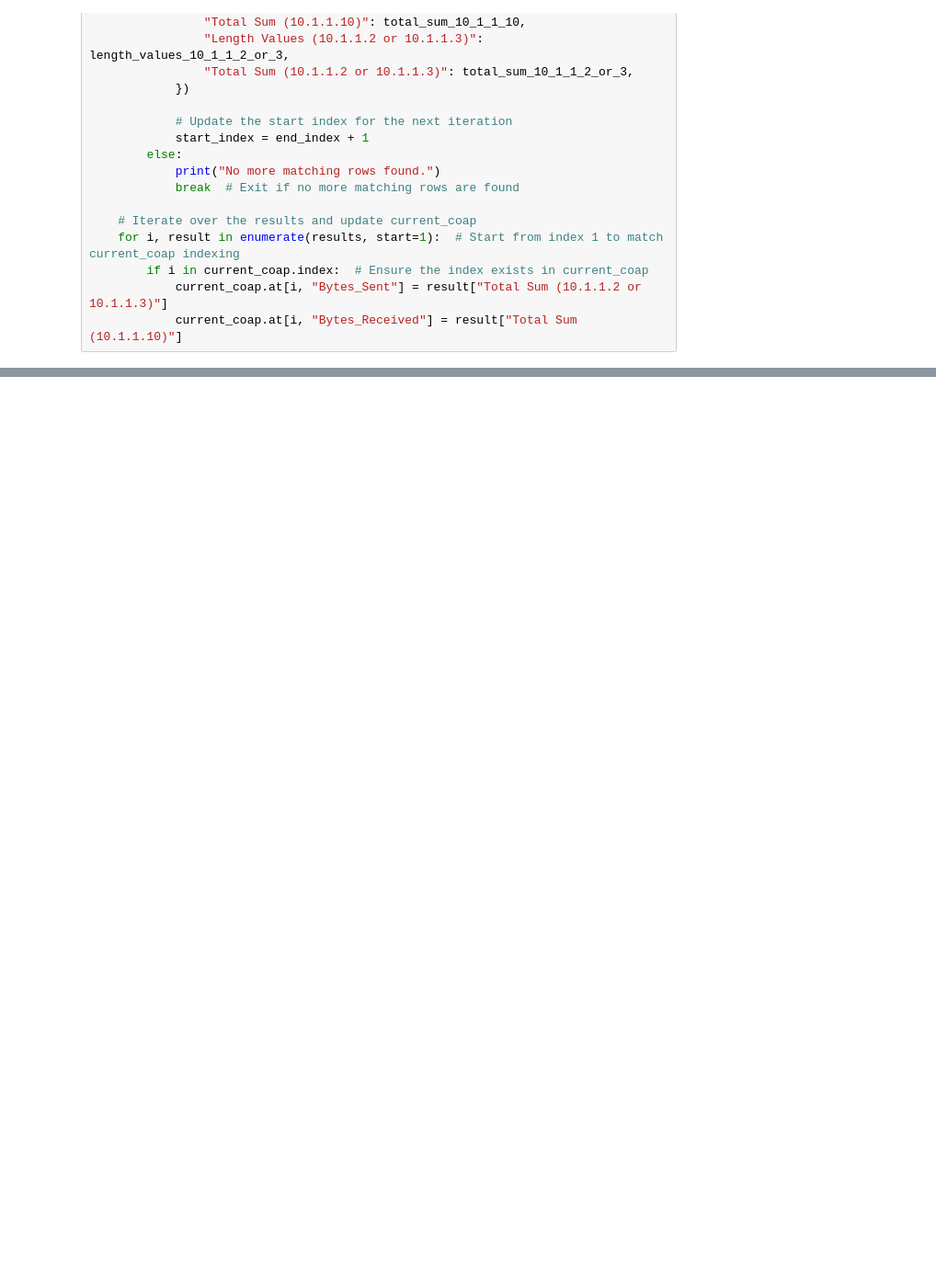
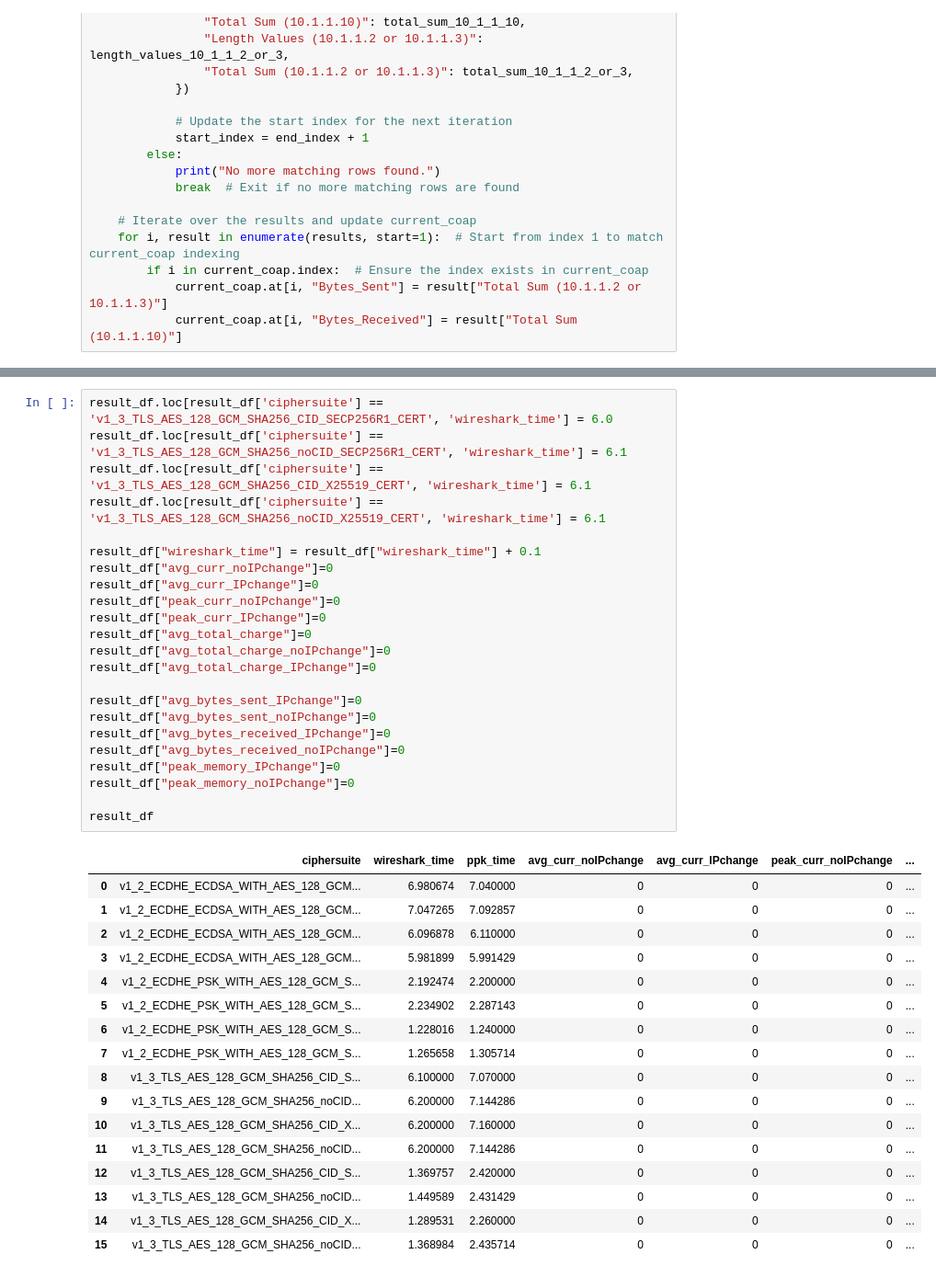
Before and after one commit to Johann-Zurner/DTLS_CoAP_Client, a Jupyter notebook: extra_thesis_material/python_plots.ipynb, the cells around one changed output, grey strips where cells are left out. Shown at 92% size. Saved outputs shown, nothing was run; the diff lists cells and outputs as text; blank space fills up the shorter version.

```diff
--- a/extra_thesis_material/python_plots.ipynb
+++ b/extra_thesis_material/python_plots.ipynb
@@ -784,0 +769,41 @@ PPK file not found for v1_2_ECDHE_PSK_WITH_AES_128_GCM_SHA256_noCID_SECP256R1_PS
+# %%
+result_df.loc[result_df['ciphersuite'] == 'v1_3_TLS_AES_128_GCM_SHA256_CID_SECP256R1_CERT', 'wireshark_time'] = 6.0
+result_df.loc[result_df['ciphersuite'] == 'v1_3_TLS_AES_128_GCM_SHA256_noCID_SECP256R1_CERT', 'wireshark_time'] = 6.1
+result_df.loc[result_df['ciphersuite'] == 'v1_3_TLS_AES_128_GCM_SHA256_CID_X25519_CERT', 'wireshark_time'] = 6.1
+result_df.loc[result_df['ciphersuite'] == 'v1_3_TLS_AES_128_GCM_SHA256_noCID_X25519_CERT', 'wireshark_time'] = 6.1
+
+result_df["wireshark_time"] = result_df["wireshark_time"] + 0.1
+result_df["avg_curr_noIPchange"]=0
+result_df["avg_curr_IPchange"]=0
+result_df["peak_curr_noIPchange"]=0
+result_df["peak_curr_IPchange"]=0
+result_df["avg_total_charge"]=0
+result_df["avg_total_charge_noIPchange"]=0
+result_df["avg_total_charge_IPchange"]=0
+
+result_df["avg_bytes_sent_IPchange"]=0
+result_df["avg_bytes_sent_noIPchange"]=0
+result_df["avg_bytes_received_IPchange"]=0
+result_df["avg_bytes_received_noIPchange"]=0
+result_df["peak_memory_IPchange"]=0
+result_df["peak_memory_noIPchange"]=0
+
+result_df
+# %% [output]
+|  | ciphersuite | wireshark_time | ppk_time | avg_curr_noIPchange | avg_curr_IPchange | peak_curr_noIPchange | ... |
+| 0 | v1_2_ECDHE_ECDSA_WITH_AES_128_GCM... | 6.980674 | 7.040000 | 0 | 0 | 0 | ... |
+| 1 | v1_2_ECDHE_ECDSA_WITH_AES_128_GCM... | 7.047265 | 7.092857 | 0 | 0 | 0 | ... |
+| 2 | v1_2_ECDHE_ECDSA_WITH_AES_128_GCM... | 6.096878 | 6.110000 | 0 | 0 | 0 | ... |
+| 3 | v1_2_ECDHE_ECDSA_WITH_AES_128_GCM... | 5.981899 | 5.991429 | 0 | 0 | 0 | ... |
+| 4 | v1_2_ECDHE_PSK_WITH_AES_128_GCM_S... | 2.192474 | 2.200000 | 0 | 0 | 0 | ... |
+| 5 | v1_2_ECDHE_PSK_WITH_AES_128_GCM_S... | 2.234902 | 2.287143 | 0 | 0 | 0 | ... |
+| 6 | v1_2_ECDHE_PSK_WITH_AES_128_GCM_S... | 1.228016 | 1.240000 | 0 | 0 | 0 | ... |
+| 7 | v1_2_ECDHE_PSK_WITH_AES_128_GCM_S... | 1.265658 | 1.305714 | 0 | 0 | 0 | ... |
+| 8 | v1_3_TLS_AES_128_GCM_SHA256_CID_S... | 6.100000 | 7.070000 | 0 | 0 | 0 | ... |
+| 9 | v1_3_TLS_AES_128_GCM_SHA256_noCID... | 6.200000 | 7.144286 | 0 | 0 | 0 | ... |
+| 10 | v1_3_TLS_AES_128_GCM_SHA256_CID_X... | 6.200000 | 7.160000 | 0 | 0 | 0 | ... |
+| 11 | v1_3_TLS_AES_128_GCM_SHA256_noCID... | 6.200000 | 7.144286 | 0 | 0 | 0 | ... |
+| 12 | v1_3_TLS_AES_128_GCM_SHA256_CID_S... | 1.369757 | 2.420000 | 0 | 0 | 0 | ... |
+| 13 | v1_3_TLS_AES_128_GCM_SHA256_noCID... | 1.449589 | 2.431429 | 0 | 0 | 0 | ... |
+| 14 | v1_3_TLS_AES_128_GCM_SHA256_CID_X... | 1.289531 | 2.260000 | 0 | 0 | 0 | ... |
+| 15 | v1_3_TLS_AES_128_GCM_SHA256_noCID... | 1.368984 | 2.435714 | 0 | 0 | 0 | ... |
```
Also changed, not shown: parts of 11 cells of this notebook.
